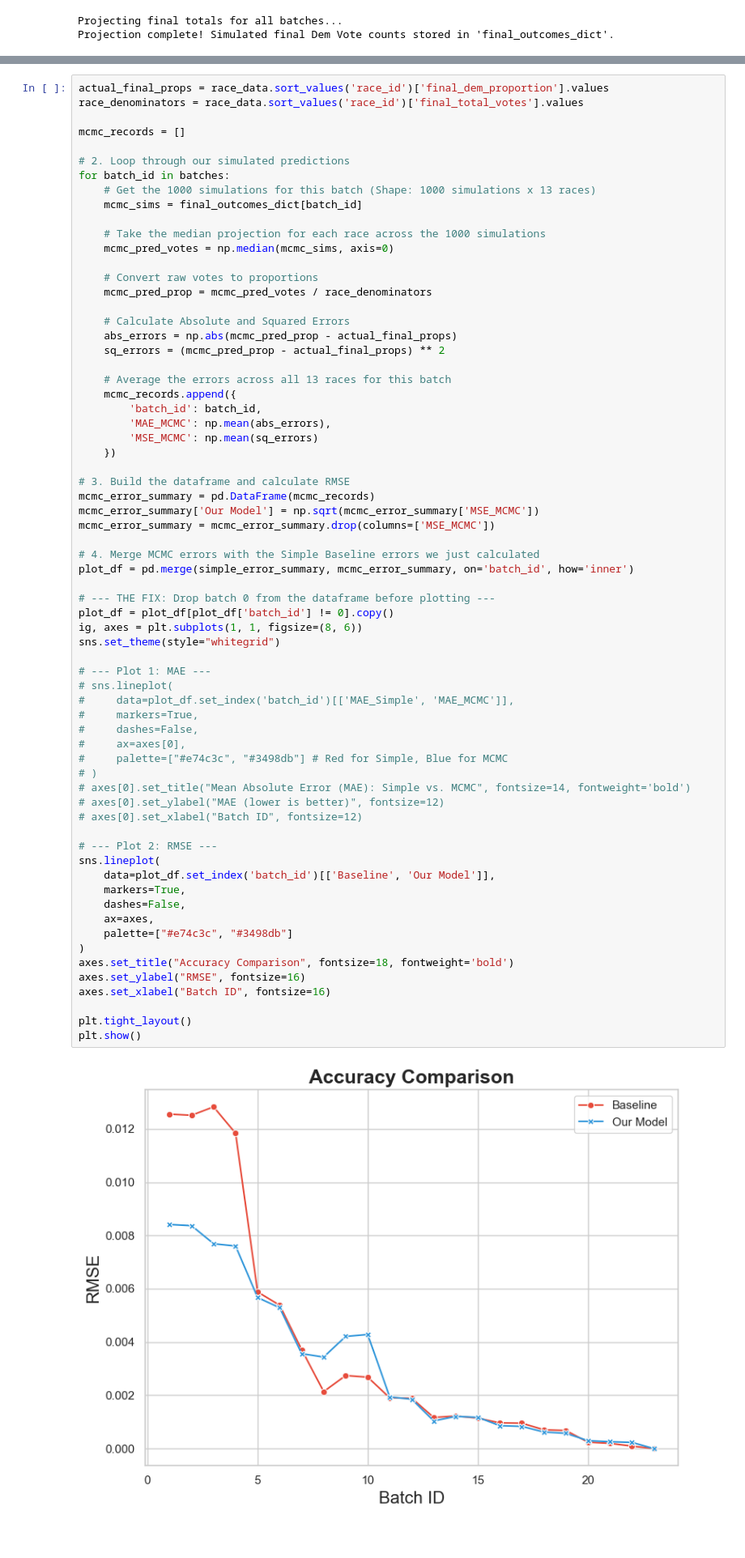
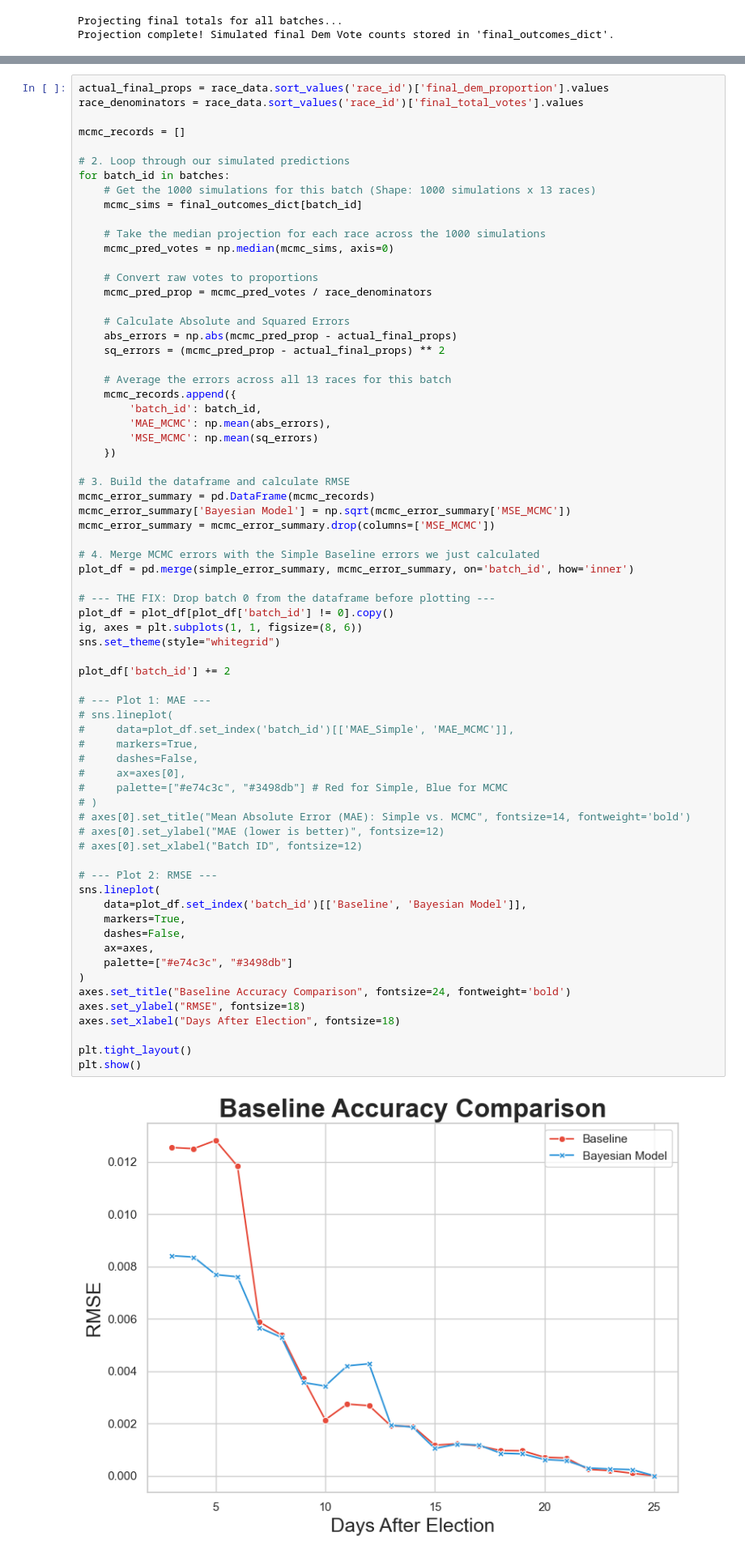
Before and after one commit to rickyrojas311/realtimeElectionForecasting, a Jupyter notebook: model_v2/model_v2.ipynb, the cells around one changed output, grey strips where cells are left out. Shown at 81% size. Cells and saved outputs as stored; diff of their text form.

```diff
--- a/model_v2/model_v2.ipynb
+++ b/model_v2/model_v2.ipynb
@@ -620,45 +641,47 @@ for batch_id in batches:
 
 # 3. Build the dataframe and calculate RMSE
 mcmc_error_summary = pd.DataFrame(mcmc_records)
-mcmc_error_summary['Our Model'] = np.sqrt(mcmc_error_summary['MSE_MCMC'])
+mcmc_error_summary['Bayesian Model'] = np.sqrt(mcmc_error_summary['MSE_MCMC'])
 mcmc_error_summary = mcmc_error_summary.drop(columns=['MSE_MCMC'])
 
 # 4. Merge MCMC errors with the Simple Baseline errors we just calculated
 plot_df = pd.merge(simple_error_summary, mcmc_error_summary, on='batch_id', how='inner')
 
 # --- THE FIX: Drop batch 0 from the dataframe before plotting ---
 plot_df = plot_df[plot_df['batch_id'] != 0].copy()
 ig, axes = plt.subplots(1, 1, figsize=(8, 6))
 sns.set_theme(style="whitegrid")
+
+plot_df['batch_id'] += 2
 
 # --- Plot 1: MAE ---
 # sns.lineplot(
 #     data=plot_df.set_index('batch_id')[['MAE_Simple', 'MAE_MCMC']],
 #     markers=True,
 #     dashes=False,
 #     ax=axes[0],
 #     palette=["#e74c3c", "#3498db"] # Red for Simple, Blue for MCMC
 # )
 # axes[0].set_title("Mean Absolute Error (MAE): Simple vs. MCMC", fontsize=14, fontweight='bold')
 # axes[0].set_ylabel("MAE (lower is better)", fontsize=12)
 # axes[0].set_xlabel("Batch ID", fontsize=12)
 
 # --- Plot 2: RMSE ---
 sns.lineplot(
-    data=plot_df.set_index('batch_id')[['Baseline', 'Our Model']],
+    data=plot_df.set_index('batch_id')[['Baseline', 'Bayesian Model']],
     markers=True,
     dashes=False,
     ax=axes,
     palette=["#e74c3c", "#3498db"]
 )
-axes.set_title("Accuracy Comparison", fontsize=18, fontweight='bold')
-axes.set_ylabel("RMSE", fontsize=16)
-axes.set_xlabel("Batch ID", fontsize=16)
+axes.set_title("Baseline Accuracy Comparison", fontsize=24, fontweight='bold')
+axes.set_ylabel("RMSE", fontsize=18)
+axes.set_xlabel("Days After Election", fontsize=18)
 
 plt.tight_layout()
 plt.show()
 # %% [output]
-[figure, old version]
+[figure, new version]
 # %%
 print("Calculating full calibration curve...")
 
```
Also changed, not shown: parts of 9 cells of this notebook, 2 other files.
